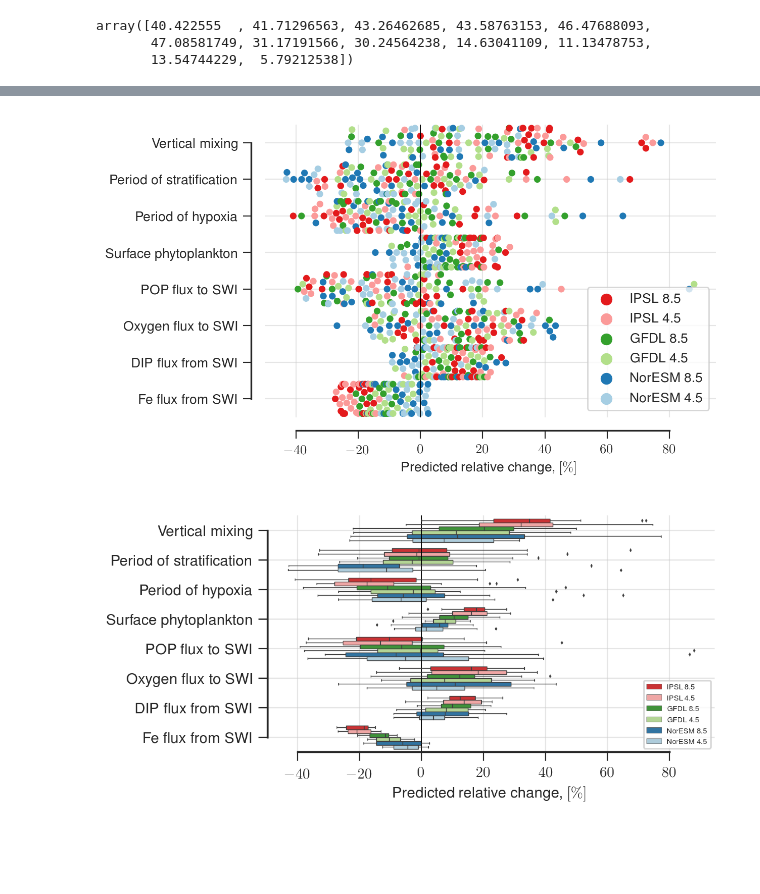
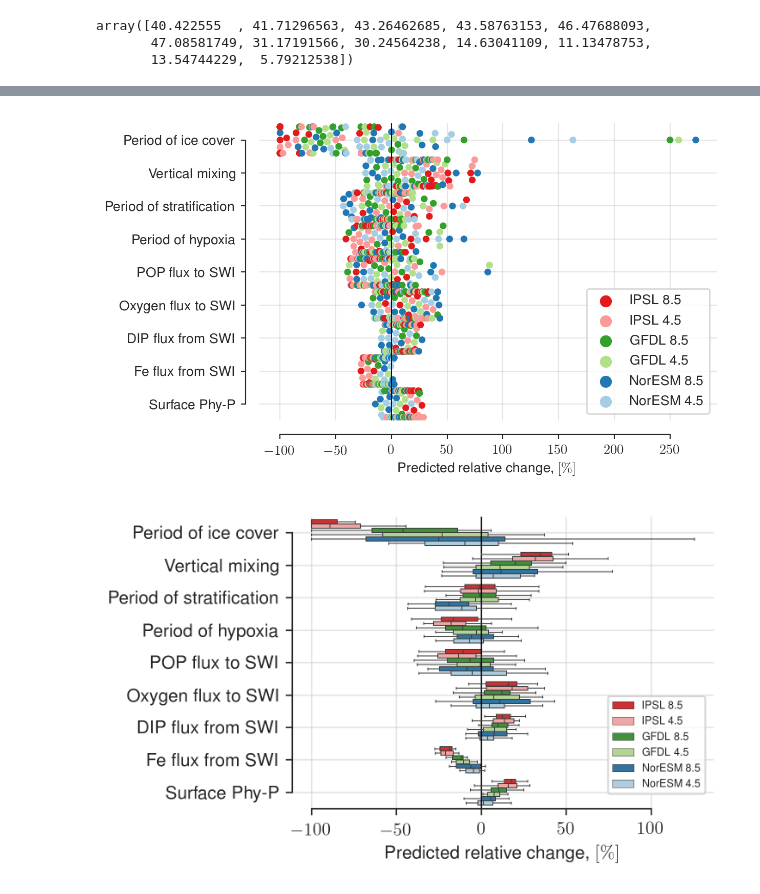
Before and after one commit to biogeochemistry/MyLake_v2_Vansjo, a Jupyter notebook: Postproc_code/T vs Q10 vs Ice v7.3 17m effective depth-Short version.ipynb, the cells around one changed output, grey strips where cells are left out. Drawn from its saved outputs; the diff is of its cells as text; code cells hidden in the pictures; blank space fills up the shorter version.

```diff
--- a/Postproc_code/T vs Q10 vs Ice v7.3 17m effective depth-Short version.ipynb
+++ b/Postproc_code/T vs Q10 vs Ice v7.3 17m effective depth-Short version.ipynb
@@ -1650,3 +1663,34 @@ for d in new_dfs[1:]:
+# %%
+dfs = [Ice_bool.groupby(['Year']).sum()[names_scen],
+       Kz_mean.groupby(['Year']).mean()[names_scen],
+       pycno_depth.groupby(['Year']).count()[names_scen],
+       Oxy_bool.groupby(['Year']).sum()[names_scen],
+       POP_fx.groupby(['Year']).mean()[names_scen],
+       O2_fx.groupby(['Year']).mean()[names_scen],
+       P_fx.groupby(['Year']).mean()[names_scen],
+       Fe2_fx.groupby(['Year']).mean()[names_scen],
+       Phy.groupby(['Year']).mean()[names_scen] ]
+
+names = ['Period of ice cover',
+          'Vertical mixing',
+          'Period of stratification',
+          'Period of hypoxia',
+          'POP flux to SWI',
+          'Oxygen flux to SWI',
+          'DIP flux from SWI',
+          'Fe flux from SWI',
+          'Surface Phy-P',]
+
+
+new_dfs = []
+for n,df in zip(names, dfs):
+    for c in df.columns[:-1]:
+        new_dfs.append(pd.DataFrame({'Value': 100*(df[c].values-df[df.columns[-1]].values)/df[df.columns[-1]].values, 'Year': df.index.values, 'Scenario':c, 'name':n}))
+
+
+base_df = new_dfs[0]
+for d in new_dfs[1:]:
+    base_df = base_df.append(d, ignore_index=True)
 # %%
 
 sns.swarmplot(data=base_df, y='name', x='Value', hue='Scenario', palette=clr_pltt, orient='h', )
@@ -1664,27 +1708,27 @@ plt.xlabel('Predicted relative change, $[\%]$')
 
 sns.despine(offset=10, trim=True);
 # %% [output]
-[figure, old version]
+[figure, new version]
 # %%
-f= plt.figure(figsize=(6,3))
+f= plt.figure(figsize=(5,3), dpi=300)
 # ax=plt.subplot(111)
 meanpointprops = dict(marker='D', markeredgecolor='black', markersize=1,markerfacecolor=sns.color_palette()[3])
-ax= sns.boxplot(linewidth=0.5, meanprops=meanpointprops,data=base_df, y='name', x='Value', hue='Scenario', palette=clr_pltt, orient='h', fliersize=0.5, showmeans=0)
+ax= sns.boxplot(showfliers=False,linewidth=0.5, meanprops=meanpointprops,data=base_df, y='name', x='Value', hue='Scenario', palette=clr_pltt, orient='h', fliersize=0.5, showmeans=0)
 plt.vlines([0], ymin=-50, ymax=20, lw=0.7)
 plt.legend(frameon=1)
 plt.grid(alpha=0.5)
 plt.ylabel('')
 plt.xlabel('Predicted relative change, $[\%]$')
 # plt.xlabel('')
 
-
+# plt.xlim(-100,100)
 # ax.axis["left"].major_ticklabels.set_ha("left")
 
-plt.legend(frameon=1, loc=4, prop={'size': 5})
+plt.legend(frameon=1, loc=(0.75,0.05), prop={'size': 6})
 
 # sns.despine(offset=10, trim=True);
 sns.despine(offset=0, trim=True);
 plt.tight_layout()
-# savefig('cc/T/relative_change_2')
+savefig('cc/T/relative_change_6')
 # %% [output]
-[figure, old version]
+[figure, new version]
```
Also changed, not shown: parts of 24 cells of this notebook, 16 other files.
